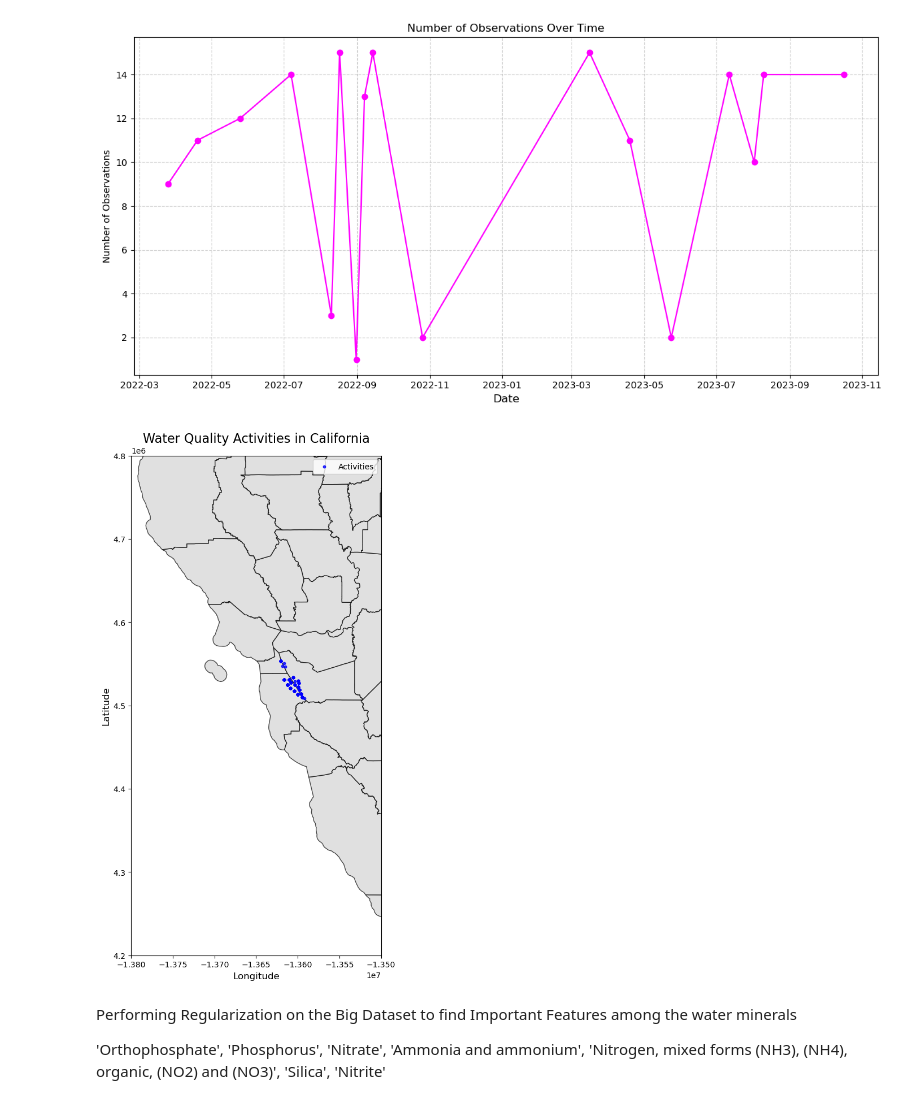
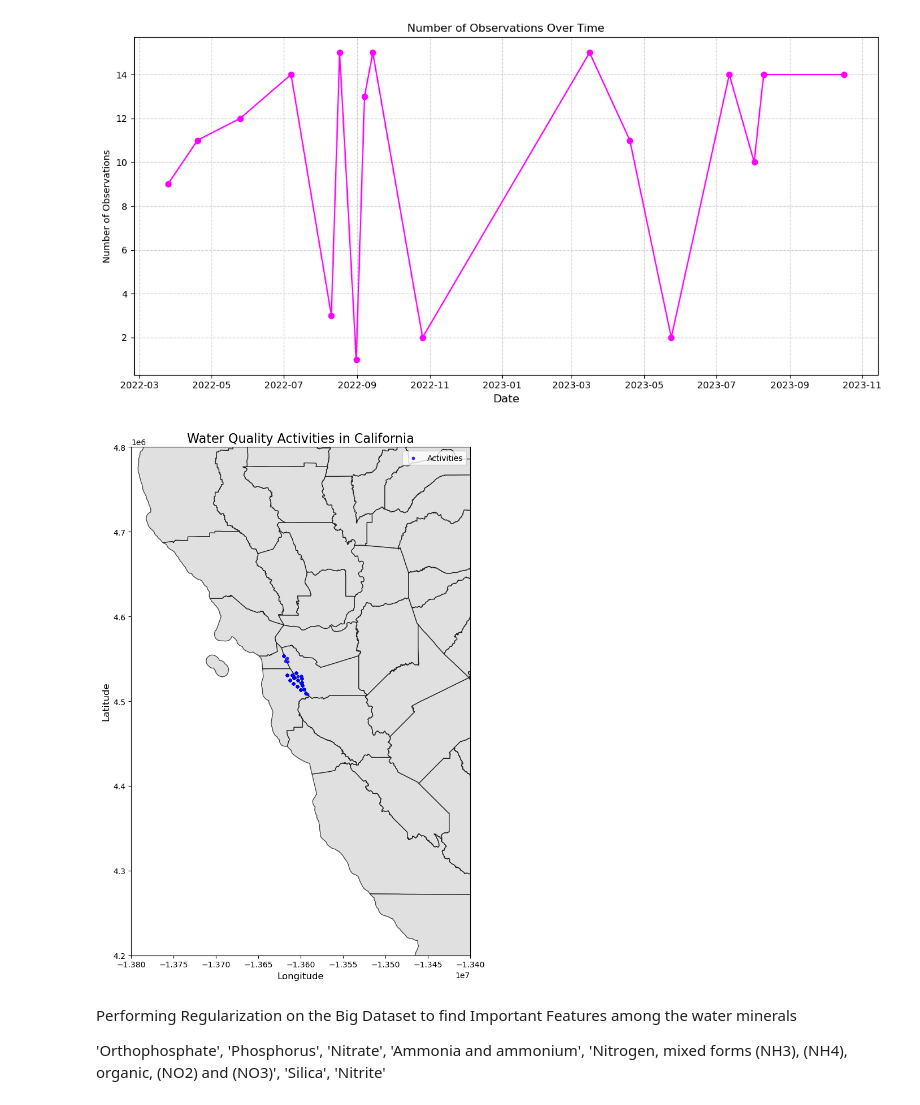
Before and after one commit to vishalival/eneres131-final-proj, a Jupyter notebook: core_prediction_question (1).ipynb, the cells around one changed output. Cells and saved outputs as stored; diff of their text form; code cells hidden in the pictures.

```diff
--- a/core_prediction_question (1).ipynb
+++ b/core_prediction_question (1).ipynb
@@ -327,42 +325,35 @@ import geopandas as gpd
 import pandas as pd
 import matplotlib.pyplot as plt
 
-# Load the shapefile for California counties
 ca_counties = gpd.read_file("ca_counties")
 
-# Ensure the shapefile has a defined CRS (assign if not present)
 if ca_counties.crs is None:
     ca_counties.set_crs(epsg=4326, inplace=True)  # Default to WGS 84
 
 
-# Convert df_specific_big to a GeoDataFrame
 geometry = gpd.points_from_xy(df_specific_big['LongitudeMeasure'], df_specific_big['LatitudeMeasure'])
 gdf_activities = gpd.GeoDataFrame(df_specific_big, geometry=geometry)
 
-# Set the CRS for the activity GeoDataFrame
 gdf_activities.set_crs(epsg=4326, inplace=True)  # WGS 84 (latitude/longitude)
 
-# Reproject both GeoDataFrames to the same CRS (if needed)
 common_crs = ca_counties.crs  # Use the CRS of the shapefile
 gdf_activities = gdf_activities.to_crs(common_crs)
 
-# Plot the data
 fig, ax = plt.subplots(1, 1, figsize=(12, 10))
 ca_counties.plot(ax=ax, color='lightgray', edgecolor='black', alpha=0.7)
 gdf_activities.plot(ax=ax, color='blue', markersize=10, alpha=0.8, label='Activities')
 
-# Add map title and legend
 plt.title('Water Quality Activities in California', fontsize=16)
 plt.legend(loc='upper right')
 plt.xlabel('Longitude', fontsize=12)
 plt.ylabel('Latitude', fontsize=12)
-plt.xlim(-13800000, -13500000)
+plt.xlim(-13800000, -13400000)
 plt.ylim(4200000, 4800000)
 
 plt.tight_layout()
 plt.show()
 # %% [output]
-[figure, old version]
+[figure, new version]
 # %% [markdown]
 Performing Regularization on the Big Dataset to find Important Features among the water minerals
 
```
Also changed, not shown: parts of 23 cells of this notebook.
